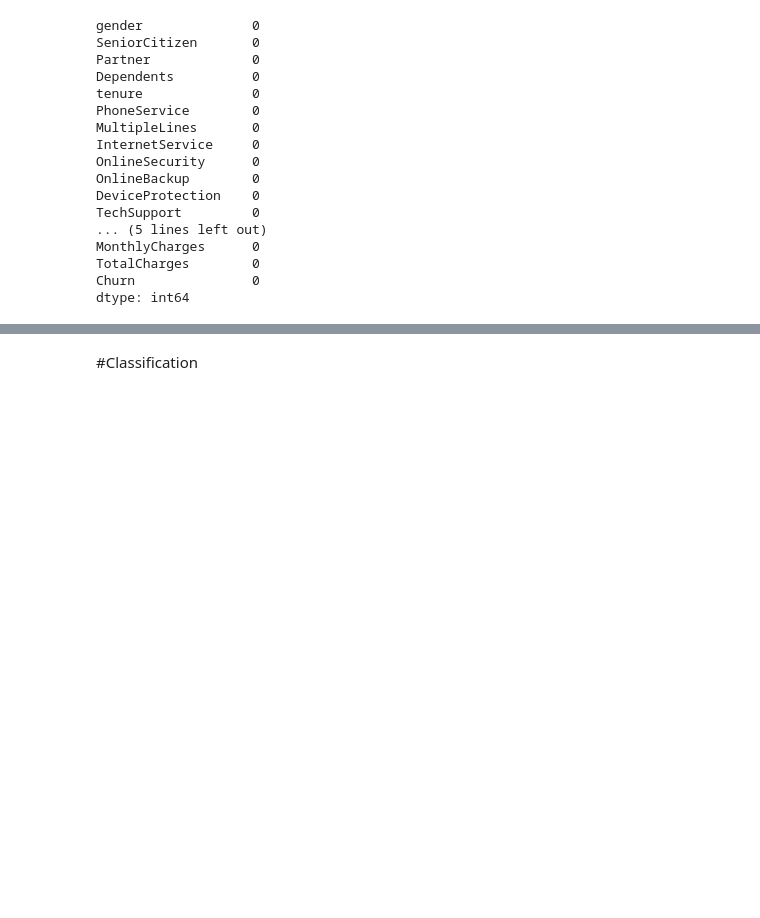
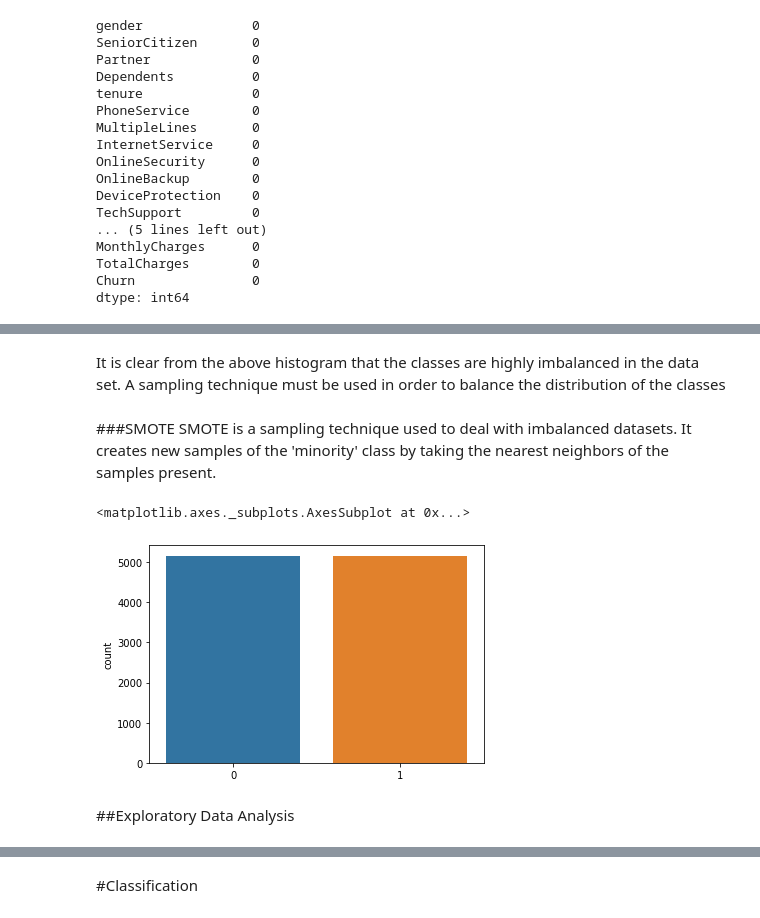
Before and after one commit to akash711/Telecom-Churn-Prediction-, a Jupyter notebook: Churn_Prediction.ipynb, the cells around one changed output, grey strips where cells are left out. Saved outputs shown, nothing was run; the diff lists cells and outputs as text; code cells hidden in the pictures; blank space fills up the shorter version.

```diff
--- a/Churn_Prediction.ipynb
+++ b/Churn_Prediction.ipynb
@@ -133,0 +114,16 @@ print(X_train)
+# %% [markdown]
+It is clear from the above histogram that the classes are highly imbalanced in the data set. A sampling technique must be used in order to balance the distribution of the classes
+# %% [markdown]
+###SMOTE
+SMOTE is a sampling technique used to deal with imbalanced datasets. It creates new samples of the 'minority' class by taking the nearest neighbors of the samples present.
+# %%
+from imblearn.over_sampling import SMOTE
+smote = SMOTE(ratio='minority')
+X_sm, y_sm = smote.fit_sample(df.iloc[:,0:-2], df.iloc[:,-1])
+#X_sm, y_sm = smote.fit_sample(X_sm, y_sm)
+sns.countplot(y_sm)
+# %% [output]
+<matplotlib.axes._subplots.AxesSubplot at 0x...>
+[figure, added]
+# %% [markdown]
+##Exploratory Data Analysis
```
Also changed, not shown: parts of 54 cells of this notebook.
